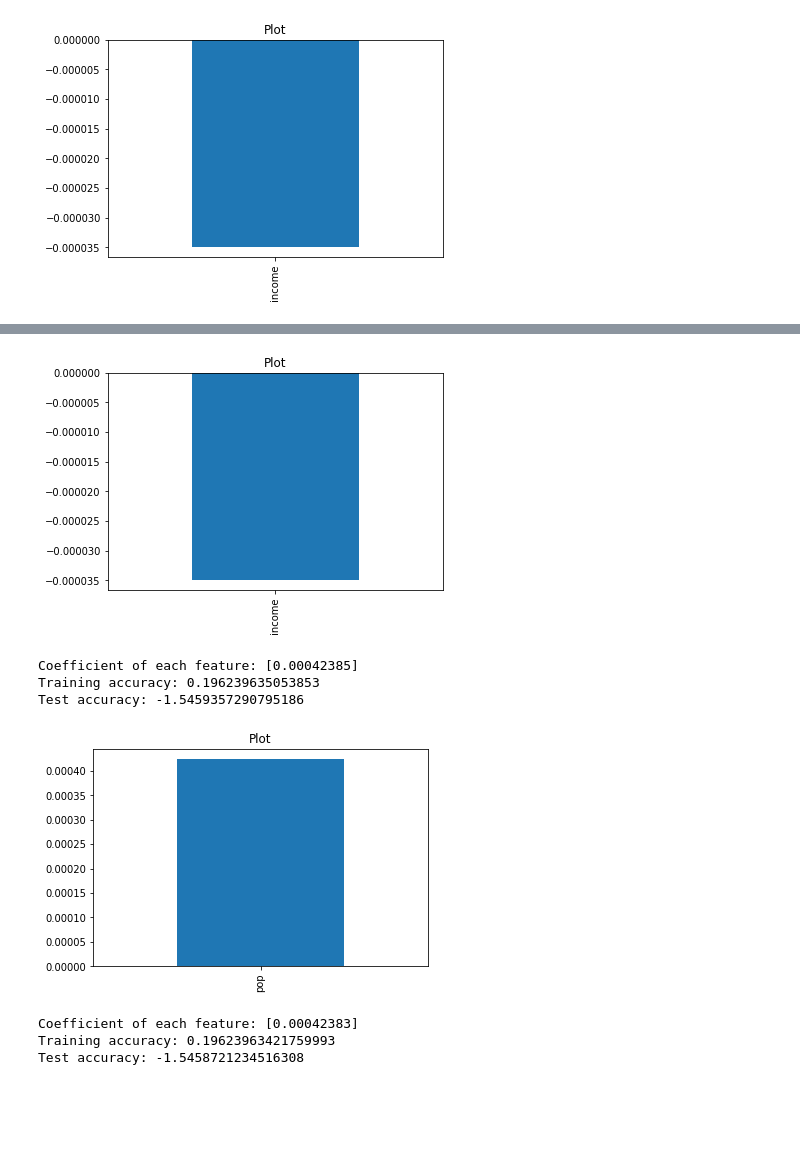
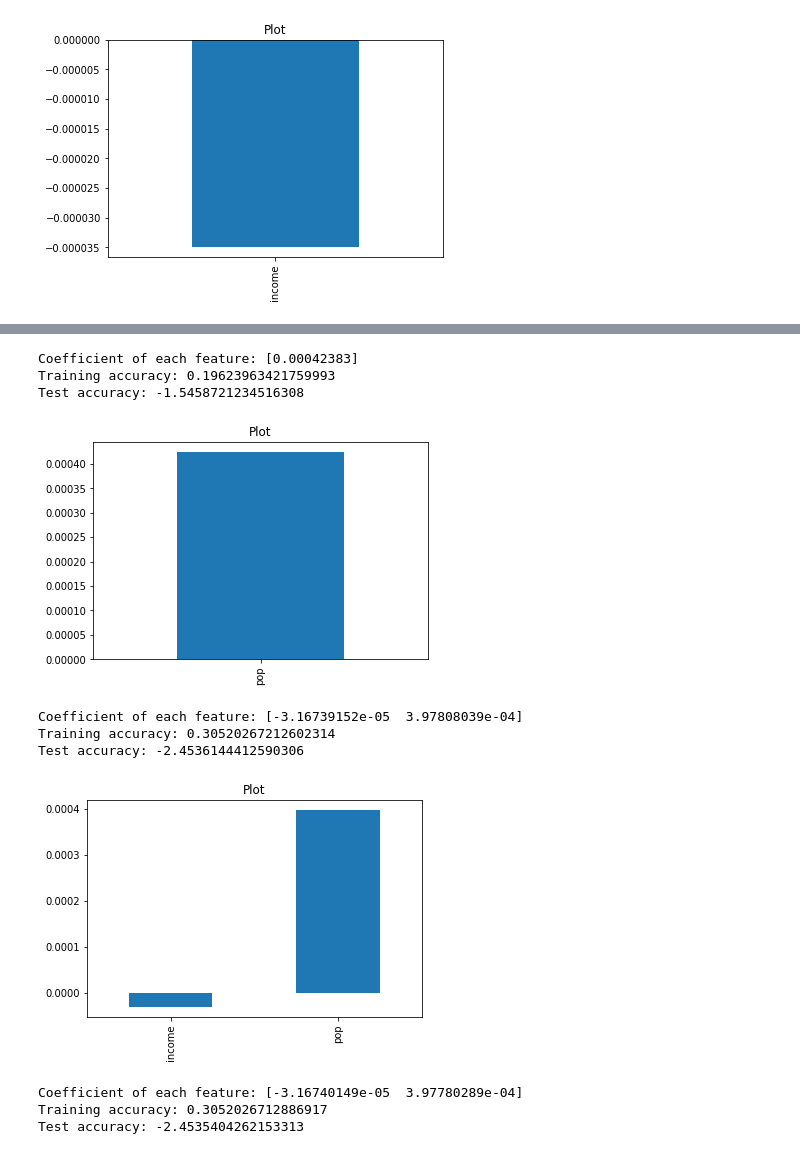
Before and after one commit to shleung101/sta141c_311_cases, a Jupyter notebook: SruthiDraft1 .ipynb, the cells around one changed output, grey strips where cells are left out. Saved outputs shown, nothing was run; the diff lists cells and outputs as text; code cells hidden in the pictures; blank space fills up the shorter version.

```diff
--- a/SruthiDraft1 .ipynb
+++ b/SruthiDraft1 .ipynb
@@ -275,56 +316,60 @@ Test accuracy: -2.0138323611188604
+# %%
+#Fitting a Lasso Model
+modelLasso = Lasso()
+modelLasso.fit(Xpop_train,y_train)
+predLasso = modelLasso.predict(Xpop_test)
+print('Coefficient of each feature:', modelLasso.coef_)
+print('Training accuracy:', modelLasso.score(Xpop_train, y_train))
+print('Test accuracy:', modelLasso.score(Xpop_test, y_test))
+print('')
+# %% [output]
+Coefficient of each feature: [0.00042383]
+Training accuracy: 0.19623963421759993
+Test accuracy: -1.5458721234516308
 # %%
 #Plot of variables vs coefficients
-predictors = X_train.columns
+predictors = Xpop_train.columns
 coef = Series(modelLasso.coef_,predictors).sort_values()
 plot = coef.plot(kind='bar', title = 'Plot')
 # %% [output]
-[figure, old version]
+[figure, new version]
 # %%
-#Building Ridge Regression plots for frequency and population
-
-X = pd.DataFrame(neighborhood['pop'])
+#Building Ridge Regression plots for frequency vs population and income
+XIncPop = neighborhood[['income', 'pop']]
 y = neighborhood['freq']
-
-X_train, X_test, y_train, y_test = train_test_split(X, y, test_size=0.3, random_state = 0)
+XIncPop_train, XIncPop_test, y_train, y_test = train_test_split(XIncPop, y, test_size=0.3, random_state = 0)
 
 #Fitting a Ridge Model
 modelRidge = Ridge()
-modelRidge.fit(X_train,y_train)
-predRidge = modelRidge.predict(X_test)
+modelRidge.fit(XIncPop_train,y_train)
+predRidge = modelRidge.predict(XIncPop_test)
 print('Coefficient of each feature:', modelRidge.coef_)
-print('Training accuracy:', modelRidge.score(X_train, y_train))
-print('Test accuracy:', modelRidge.score(X_test, y_test))
+print('Training accuracy:', modelRidge.score(XIncPop_train, y_train))
+print('Test accuracy:', modelRidge.score(XIncPop_test, y_test))
 print('')
 # %% [output]
-Coefficient of each feature: [0.00042385]
-Training accuracy: 0.196239635053853
-Test accuracy: -1.5459357290795186
+Coefficient of each feature: [-3.16739152e-05  3.97808039e-04]
+Training accuracy: 0.30520267212602314
+Test accuracy: -2.4536144412590306
 # %%
 #Plot of variables vs coefficients
-predictors = X_train.columns
+predictors = XIncPop_train.columns
 coef = Series(modelRidge.coef_,predictors).sort_values()
 plot = coef.plot(kind='bar', title = 'Plot')
 # %% [output]
-[figure, old version]
+[figure, new version]
 # %%
-#Building Lasso Regression plots for frequency and income
-
-X = pd.DataFrame(neighborhood['pop'])
-y = neighborhood['freq']
-
-X_train, X_test, y_train, y_test = train_test_split(X, y, test_size=0.3, random_state = 0)
-
 #Fitting a Lasso Model
 modelLasso = Lasso()
-modelLasso.fit(X_train,y_train)
-predLasso = modelLasso.predict(X_test)
+modelLasso.fit(XIncPop_train,y_train)
+predLasso = modelLasso.predict(XIncPop_test)
 print('Coefficient of each feature:', modelLasso.coef_)
-print('Training accuracy:', modelLasso.score(X_train, y_train))
-print('Test accuracy:', modelLasso.score(X_test, y_test))
+print('Training accuracy:', modelLasso.score(XIncPop_train, y_train))
+print('Test accuracy:', modelLasso.score(XIncPop_test, y_test))
 print('')
 # %% [output]
-Coefficient of each feature: [0.00042383]
-Training accuracy: 0.19623963421759993
-Test accuracy: -1.5458721234516308
+Coefficient of each feature: [-3.16740149e-05  3.97780289e-04]
+Training accuracy: 0.3052026712886917
+Test accuracy: -2.4535404262153313
 # %%
 #Plot of variables vs coefficients
```
Also changed, not shown: parts of 15 cells of this notebook.
